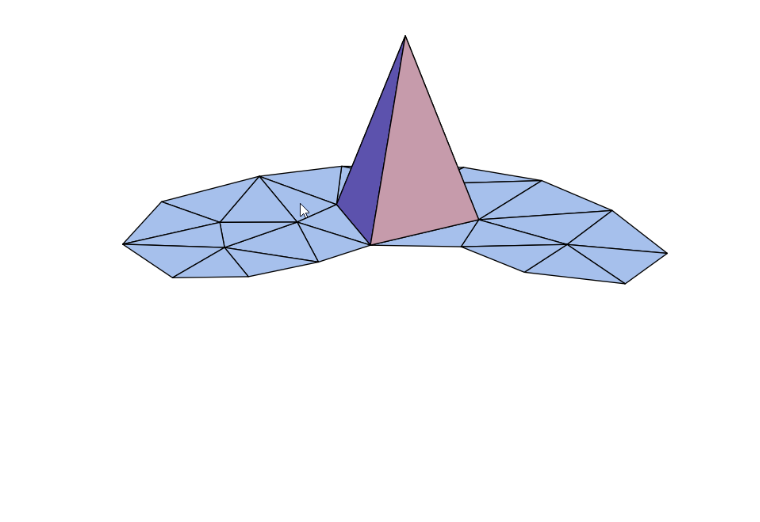
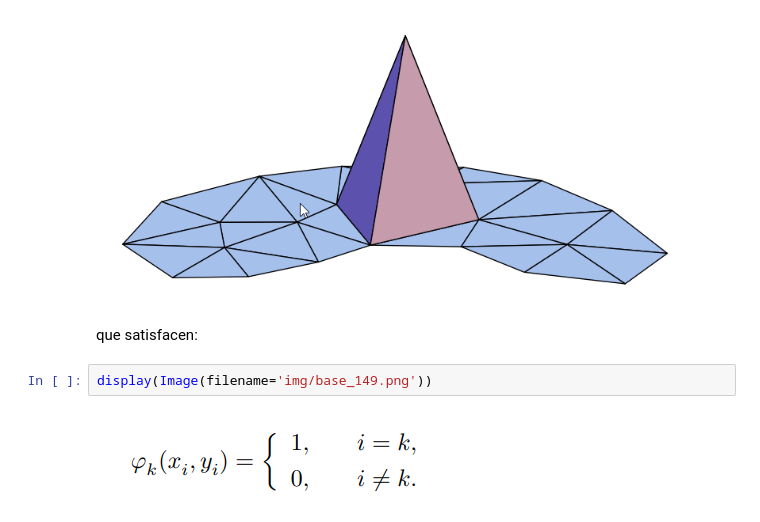
Before and after one commit to jl-tavera/FiniteElements, a Jupyter notebook: example_149.ipynb, the cells around one changed output. Drawn from its saved outputs; the diff is of its cells as text; blank space fills up the shorter version.

```diff
--- a/example_149.ipynb
+++ b/example_149.ipynb
@@ -22,3 +24,9 @@ El problema que consideramos consiste en encontrar la temperatura de equilibrio
 display(Image(filename='img/hat_3d.png'))
 # %% [output]
 [figure]
+# %% [markdown]
+que satisfacen:
+# %%
+display(Image(filename='img/base_149.png'))
+# %% [output]
+[figure, added]
```
Also changed, not shown: parts of 20 cells of this notebook, 8 other files.
